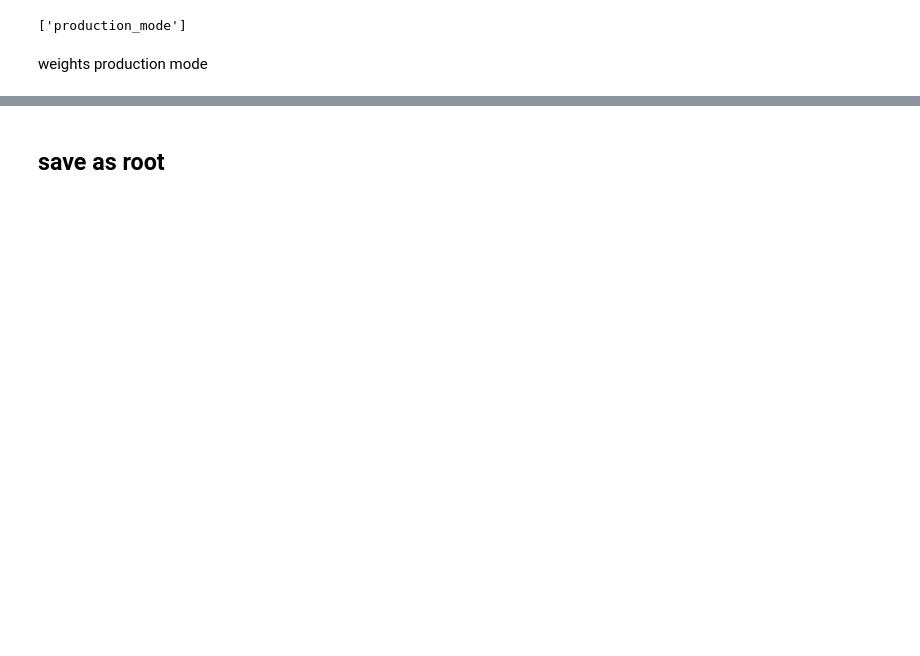
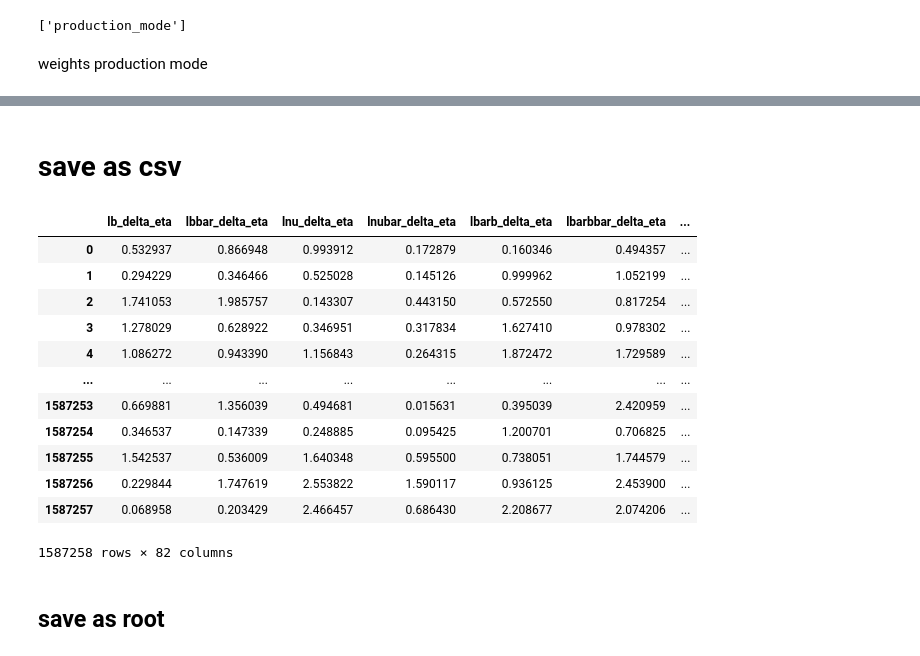
Before and after one commit to MeenakshiMcNamara/entanglement_classifier, a Jupyter notebook: data_adder_tree_adder_v0.0.3.0_mumu.ipynb, the cells around one changed output, grey strips where cells are left out. Cells and saved outputs as stored; diff of their text form; code cells hidden in the pictures; blank space fills up the shorter version.

```diff
--- a/data_adder_tree_adder_v0.0.3.0_mumu.ipynb
+++ b/data_adder_tree_adder_v0.0.3.0_mumu.ipynb
@@ -530,3 +537,5 @@ Index(['lb_delta_eta', 'lbbar_delta_eta', 'lnu_delta_eta', 'lnubar_delta_eta',
        'ttbar_boosted_pt', 'wplus_pt', 'wminus_pt', 'ttbar_mass',
        'production_mode', 'eventWeight'],
       dtype='object')
+# %% [markdown]
+# save as csv
@@ -532,0 +544,19 @@ Index(['lb_delta_eta', 'lbbar_delta_eta', 'lnu_delta_eta', 'lnubar_delta_eta',
+# %%
+depo_dir_1 = '~/Desktop/summer_cms/'
+data_pre = pd.read_csv(depo_dir_1+'mumu_modified_root_2_2.csv')
+# %%
+data_pre
+# %% [output]
+|  | lb_delta_eta | lbbar_delta_eta | lnu_delta_eta | lnubar_delta_eta | lbarb_delta_eta | lbarbbar_delta_eta | ... |
+| 0 | 0.532937 | 0.866948 | 0.993912 | 0.172879 | 0.160346 | 0.494357 | ... |
+| 1 | 0.294229 | 0.346466 | 0.525028 | 0.145126 | 0.999962 | 1.052199 | ... |
+| 2 | 1.741053 | 1.985757 | 0.143307 | 0.443150 | 0.572550 | 0.817254 | ... |
+| 3 | 1.278029 | 0.628922 | 0.346951 | 0.317834 | 1.627410 | 0.978302 | ... |
+| 4 | 1.086272 | 0.943390 | 1.156843 | 0.264315 | 1.872472 | 1.729589 | ... |
+| ... | ... | ... | ... | ... | ... | ... | ... |
+| 1587253 | 0.669881 | 1.356039 | 0.494681 | 0.015631 | 0.395039 | 2.420959 | ... |
+| 1587254 | 0.346537 | 0.147339 | 0.248885 | 0.095425 | 1.200701 | 0.706825 | ... |
+| 1587255 | 1.542537 | 0.536009 | 1.640348 | 0.595500 | 0.738051 | 1.744579 | ... |
+| 1587256 | 0.229844 | 1.747619 | 2.553822 | 1.590117 | 0.936125 | 2.453900 | ... |
+| 1587257 | 0.068958 | 0.203429 | 2.466457 | 0.686430 | 2.208677 | 2.074206 | ... |
+1587258 rows × 82 columns
```
Also changed, not shown: parts of 36 cells of this notebook.
